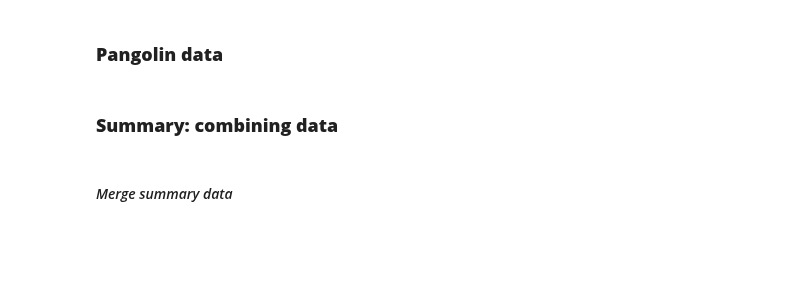
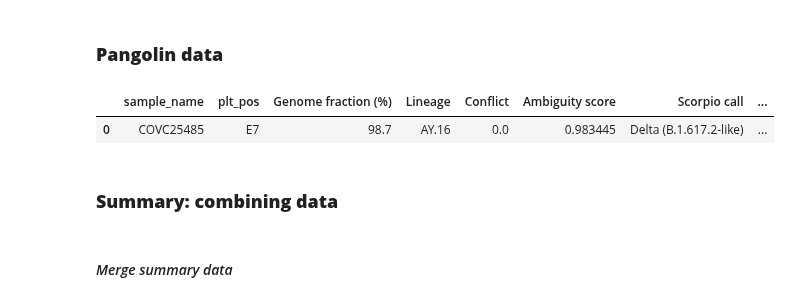
Before and after one commit to ousodaniel/SARS-CoV-2-Data-Workflows, a Jupyter notebook: aggregate-analysis-reports-nf-viralrecon.ipynb, the cells around one changed output. Drawn from its saved outputs; the diff is of its cells as text; code cells hidden in the pictures; blank space fills up the shorter version.

```diff
--- a/aggregate-analysis-reports-nf-viralrecon.ipynb
+++ b/aggregate-analysis-reports-nf-viralrecon.ipynb
@@ -265,6 +264,10 @@ df_png_fnl_web['Seq id'] = run_dir
 # df_png_fnl_web['Analysis type'] = 'Png'
 # %%
 pangolin = df_seq_qcs.merge(df_png_fnl_web, left_on='sample_name', right_on='sample_name', how='left').sort_values('Genome fraction (%)', ascending=False)
+pangolin.head(1)
+# %% [output]
+|  | sample_name | plt_pos | Genome fraction (%) | Lineage | Conflict | Ambiguity score | Scorpio call | ... |
+| 0 | COVC25485 | E7 | 98.7 | AY.16 | 0.0 | 0.983445 | Delta (B.1.617.2-like) | ... |
 # %% [markdown]
 ### **Summary: combining data**
 # %% [markdown]
```
Also changed, not shown: parts of 14 cells of this notebook.
